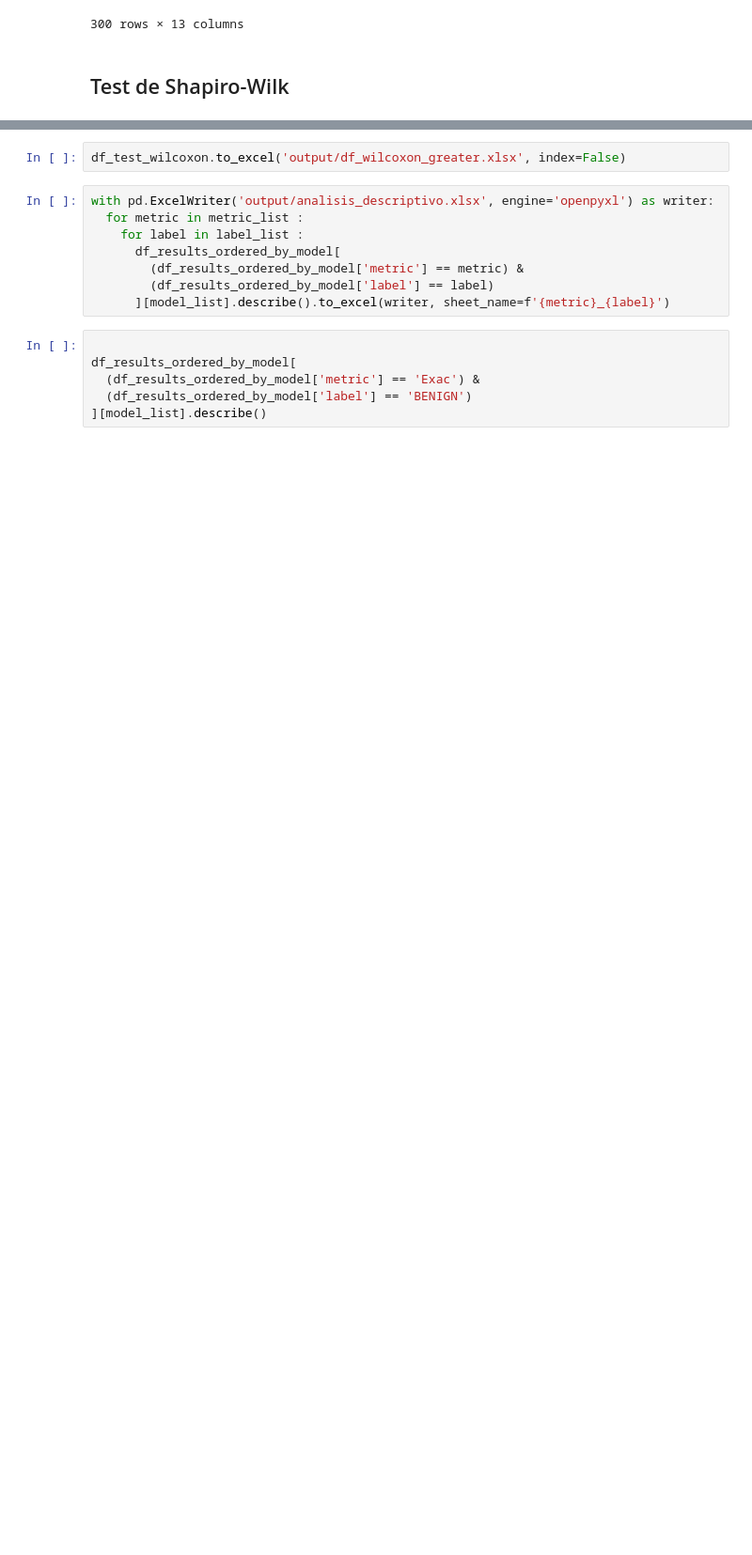
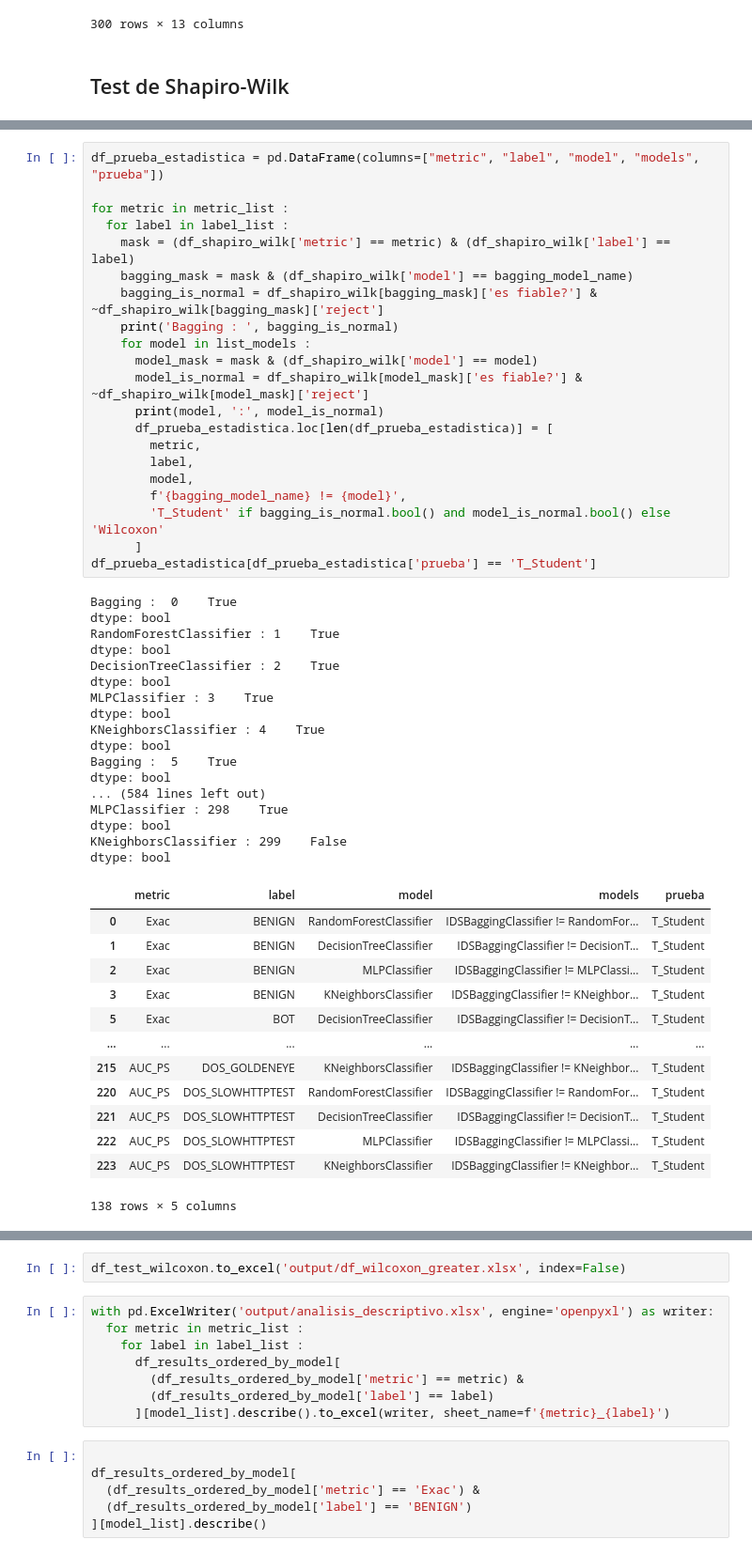
Before and after one commit to alanum9603/IDS_Thesis, a Jupyter notebook: 5_analisis_de_resultados/results_analysis.ipynb, the cells around one changed output, grey strips where cells are left out. Shown at 94% size. Drawn from its saved outputs; the diff is of its cells as text; blank space fills up the shorter version.

```diff
--- a/5_analisis_de_resultados/results_analysis.ipynb
+++ b/5_analisis_de_resultados/results_analysis.ipynb
@@ -244,3 +439,55 @@ df_results_ordered
+# %%
+df_prueba_estadistica = pd.DataFrame(columns=["metric", "label", "model", "models", "prueba"])
+
+for metric in metric_list :
+  for label in label_list :
+    mask = (df_shapiro_wilk['metric'] == metric) & (df_shapiro_wilk['label'] == label)
+    bagging_mask = mask & (df_shapiro_wilk['model'] == bagging_model_name)
+    bagging_is_normal = df_shapiro_wilk[bagging_mask]['es fiable?'] & ~df_shapiro_wilk[bagging_mask]['reject']
+    print('Bagging : ', bagging_is_normal)
+    for model in list_models :
+      model_mask = mask & (df_shapiro_wilk['model'] == model)
+      model_is_normal = df_shapiro_wilk[model_mask]['es fiable?'] & ~df_shapiro_wilk[model_mask]['reject']
+      print(model, ':', model_is_normal)
+      df_prueba_estadistica.loc[len(df_prueba_estadistica)] = [
+        metric,
+        label,
+        model,
+        f'{bagging_model_name} != {model}',
+        'T_Student' if bagging_is_normal.bool() and model_is_normal.bool() else 'Wilcoxon'
+      ]
+df_prueba_estadistica[df_prueba_estadistica['prueba'] == 'T_Student']
+# %% [output]
+Bagging :  0    True
+dtype: bool
+RandomForestClassifier : 1    True
+dtype: bool
+DecisionTreeClassifier : 2    True
+dtype: bool
+MLPClassifier : 3    True
+dtype: bool
+KNeighborsClassifier : 4    True
+dtype: bool
+Bagging :  5    True
+dtype: bool
+... (584 lines left out)
+MLPClassifier : 298    True
+dtype: bool
+KNeighborsClassifier : 299    False
+dtype: bool
+|  | metric | label | model | models | prueba |
+| 0 | Exac | BENIGN | RandomForestClassifier | IDSBaggingClassifier != RandomFor... | T_Student |
+| 1 | Exac | BENIGN | DecisionTreeClassifier | IDSBaggingClassifier != DecisionT... | T_Student |
+| 2 | Exac | BENIGN | MLPClassifier | IDSBaggingClassifier != MLPClassi... | T_Student |
+| 3 | Exac | BENIGN | KNeighborsClassifier | IDSBaggingClassifier != KNeighbor... | T_Student |
+| 5 | Exac | BOT | DecisionTreeClassifier | IDSBaggingClassifier != DecisionT... | T_Student |
+| ... | ... | ... | ... | ... | ... |
+| 215 | AUC_PS | DOS_GOLDENEYE | KNeighborsClassifier | IDSBaggingClassifier != KNeighbor... | T_Student |
+| 220 | AUC_PS | DOS_SLOWHTTPTEST | RandomForestClassifier | IDSBaggingClassifier != RandomFor... | T_Student |
+| 221 | AUC_PS | DOS_SLOWHTTPTEST | DecisionTreeClassifier | IDSBaggingClassifier != DecisionT... | T_Student |
+| 222 | AUC_PS | DOS_SLOWHTTPTEST | MLPClassifier | IDSBaggingClassifier != MLPClassi... | T_Student |
+| 223 | AUC_PS | DOS_SLOWHTTPTEST | KNeighborsClassifier | IDSBaggingClassifier != KNeighbor... | T_Student |
+138 rows × 5 columns
 # %%
 """ Test de Wilcoxon """
 # H0 (hipótesis nula): La mediana de las diferencias es igual a 0
```
Also changed, not shown: parts of 11 cells of this notebook, 3 other files.
